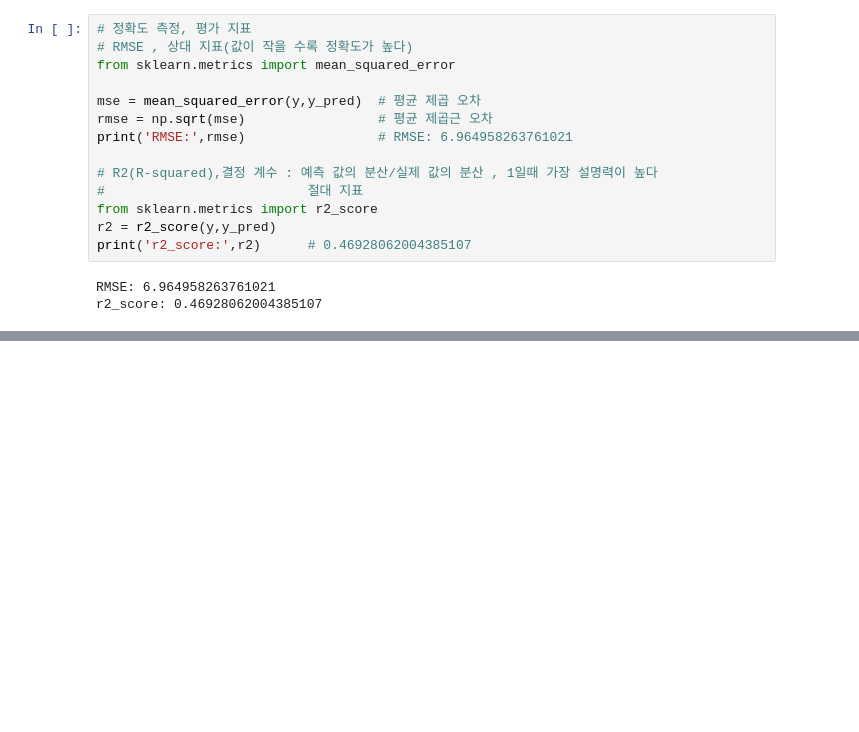
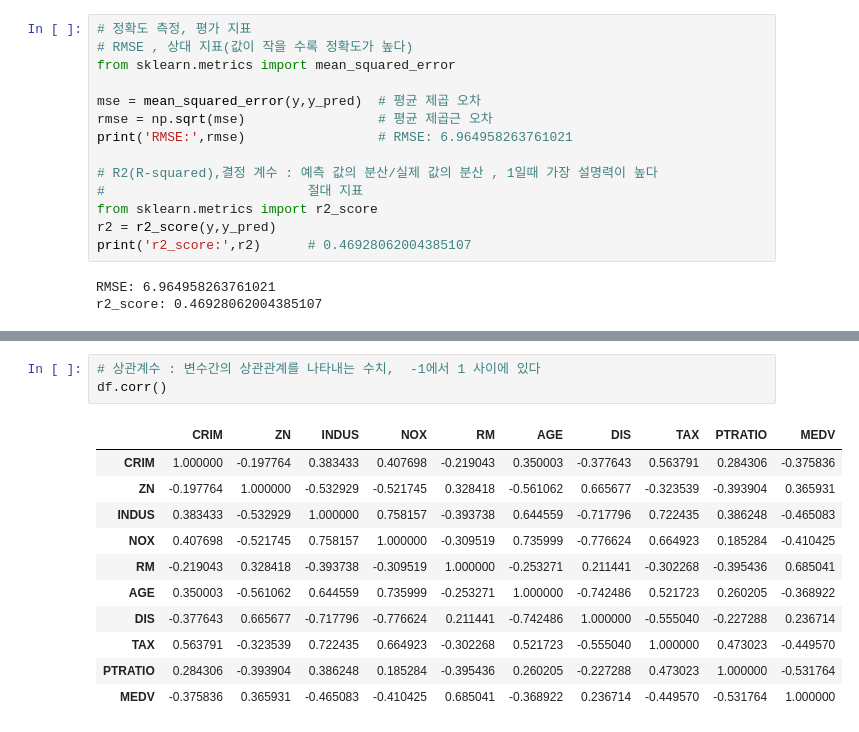
Before and after one commit to DayeonJE/aws_lab04, a Jupyter notebook: 03_머신러닝/02_선형회귀모델_Boston주택가격예측.ipynb, the cells around one changed output, grey strips where cells are left out. Saved outputs shown, nothing was run; the diff lists cells and outputs as text; blank space fills up the shorter version.

```diff
--- a/03_머신러닝/02_선형회귀모델_Boston주택가격예측.ipynb
+++ b/03_머신러닝/02_선형회귀모델_Boston주택가격예측.ipynb
@@ -92,0 +144,15 @@ r2_score: 0.46928062004385107
+# %%
+# 상관계수 : 변수간의 상관관계를 나타내는 수치,  -1에서 1 사이에 있다
+df.corr()
+# %% [output]
+|  | CRIM | ZN | INDUS | NOX | RM | AGE | DIS | TAX | PTRATIO | MEDV |
+| CRIM | 1.000000 | -0.197764 | 0.383433 | 0.407698 | -0.219043 | 0.350003 | -0.377643 | 0.563791 | 0.284306 | -0.375836 |
+| ZN | -0.197764 | 1.000000 | -0.532929 | -0.521745 | 0.328418 | -0.561062 | 0.665677 | -0.323539 | -0.393904 | 0.365931 |
+| INDUS | 0.383433 | -0.532929 | 1.000000 | 0.758157 | -0.393738 | 0.644559 | -0.717796 | 0.722435 | 0.386248 | -0.465083 |
+| NOX | 0.407698 | -0.521745 | 0.758157 | 1.000000 | -0.309519 | 0.735999 | -0.776624 | 0.664923 | 0.185284 | -0.410425 |
+| RM | -0.219043 | 0.328418 | -0.393738 | -0.309519 | 1.000000 | -0.253271 | 0.211441 | -0.302268 | -0.395436 | 0.685041 |
+| AGE | 0.350003 | -0.561062 | 0.644559 | 0.735999 | -0.253271 | 1.000000 | -0.742486 | 0.521723 | 0.260205 | -0.368922 |
+| DIS | -0.377643 | 0.665677 | -0.717796 | -0.776624 | 0.211441 | -0.742486 | 1.000000 | -0.555040 | -0.227288 | 0.236714 |
+| TAX | 0.563791 | -0.323539 | 0.722435 | 0.664923 | -0.302268 | 0.521723 | -0.555040 | 1.000000 | 0.473023 | -0.449570 |
+| PTRATIO | 0.284306 | -0.393904 | 0.386248 | 0.185284 | -0.395436 | 0.260205 | -0.227288 | 0.473023 | 1.000000 | -0.531764 |
+| MEDV | -0.375836 | 0.365931 | -0.465083 | -0.410425 | 0.685041 | -0.368922 | 0.236714 | -0.449570 | -0.531764 | 1.000000 |
```
Also changed, not shown: parts of 5 cells of this notebook, 1 other file.
